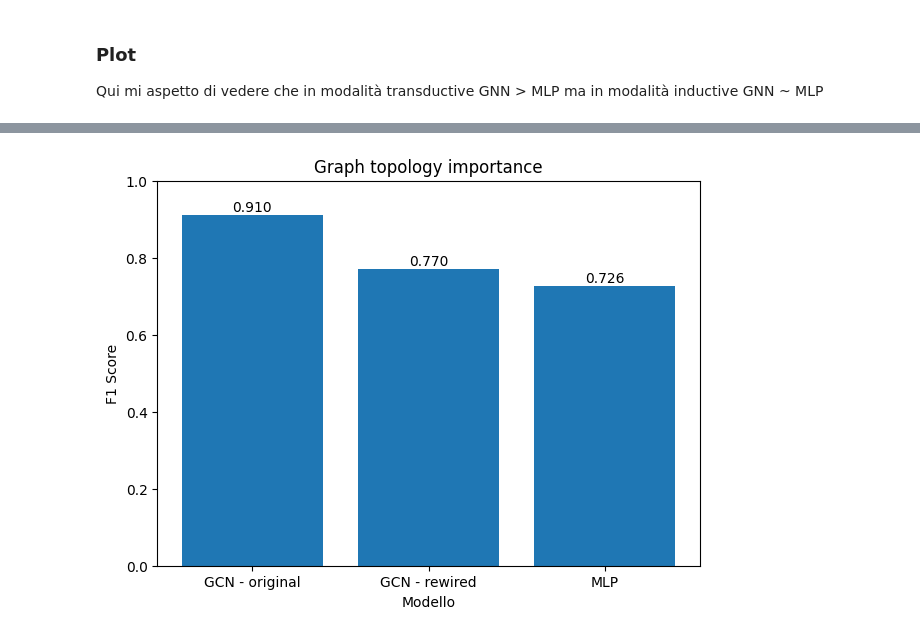
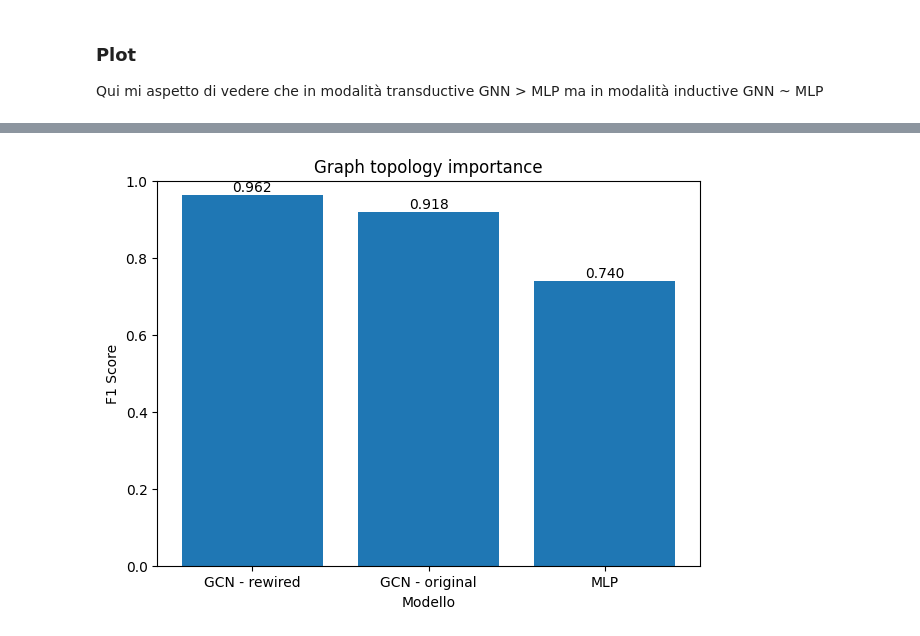
Before and after one commit to Emanuele19/TopologyPermutations, a Jupyter notebook: test_topology_significance.ipynb, the cells around one changed output, grey strips where cells are left out. Cells and saved outputs as stored; diff of their text form; code cells hidden in the pictures.

```diff
--- a/test_topology_significance.ipynb
+++ b/test_topology_significance.ipynb
@@ -39,5 +46,5 @@ pre_transform = T.Compose([
     FilterSmallConnectedComponents(topk=2)
 ])
 
-ds = NeuroDegAnc2VecDataset(root='data', pre_transform=pre_transform)
+ds = NeuroDegAnc2VecDataset(root='data', pre_transform=pre_transform, force_reload=True)
 data = ds[0]
@@ -371,49 +162,47 @@ NOTE sul test: il rewiring è "degree preserving", lasciando invariati eventuali
 # %%
-g_rewired = rewire_degree_preserving(
+from graph_data_manipulation import *
+
+g_rewired = rewire_non_degree_preserving_stratified(
     data,
-    seed=42,
-    swaps_per_edge=10.0,
-    ensure_connected=False,
-    stratify_by_suffix=True,     # usa suffissi _AD/_PD in string_id
-    suffix_regex=r"_(AD|PD)$",
+    seed=4
 )
 
 mode = 'transductive'
-seed = 42
+seed = 4
 factory = lambda : GCN(in_channels=data.x.size(1), hidden_channels=64, out_channels=1, dropout=0)
 
 task    = TaskBinaryNodeClassification(threshold=0.5, pos_weight=None)
 trainer = Trainer(lr=1e-3, weight_decay=5e-4, max_epochs=50, patience=10)
 
-n = 50
+n = 200
 
 test_metrics_mlp = compare_models_over_repeats(
     data,
     [lambda : MLP(in_channels=data.x.size(1), hidden_channels=64, out_channels=1, dropout=0)],
     splitter_ctor, task, trainer, mode='transductive', n=n)
 
 test_metrics = []
 test_metrics_rew = []
 
 for x in tqdm.tqdm(range(n), desc="Training GCN on original and rewired graphs", unit="trainings"):
     splitter = StratifiedSplitterWithTestHoldout(test_size=0.1, n_splits=5, seed=x, mode=mode)
     parts = splitter.split(data)
     rewired_parts = splitter.split(g_rewired)
 
     cv = CrossValidator(trainer=trainer, model_factory=factory, mode=mode, select_by="f1")
     cv_rew = CrossValidator(trainer=trainer, model_factory=factory, mode=mode, select_by="f1")
     artifacts, summary = cv.run(task, data, parts)
     artifacts_rew, summary_rew = cv_rew.run(task, g_rewired, rewired_parts)
 
     evaluator = Evaluator(model_factory=factory, mode=mode)
     test_metrics.append(evaluator.evaluate(task, data, parts, artifacts["best_state"])['f1'])
     test_metrics_rew.append(evaluator.evaluate(task, g_rewired, rewired_parts, artifacts_rew["best_state"])['f1'])
 
 formatted = {
     'GCN - original': np.array(test_metrics).mean(),
     'GCN - rewired' : np.array(test_metrics_rew).mean(),
     'MLP': np.array(list(test_metrics_mlp.values())).mean()
 }
 plot_f1(formatted, title='Graph topology importance')
 # %% [output]
-[figure, old version]
+[figure, new version]
```
Also changed, not shown: parts of 11 cells of this notebook, 2 other files.
